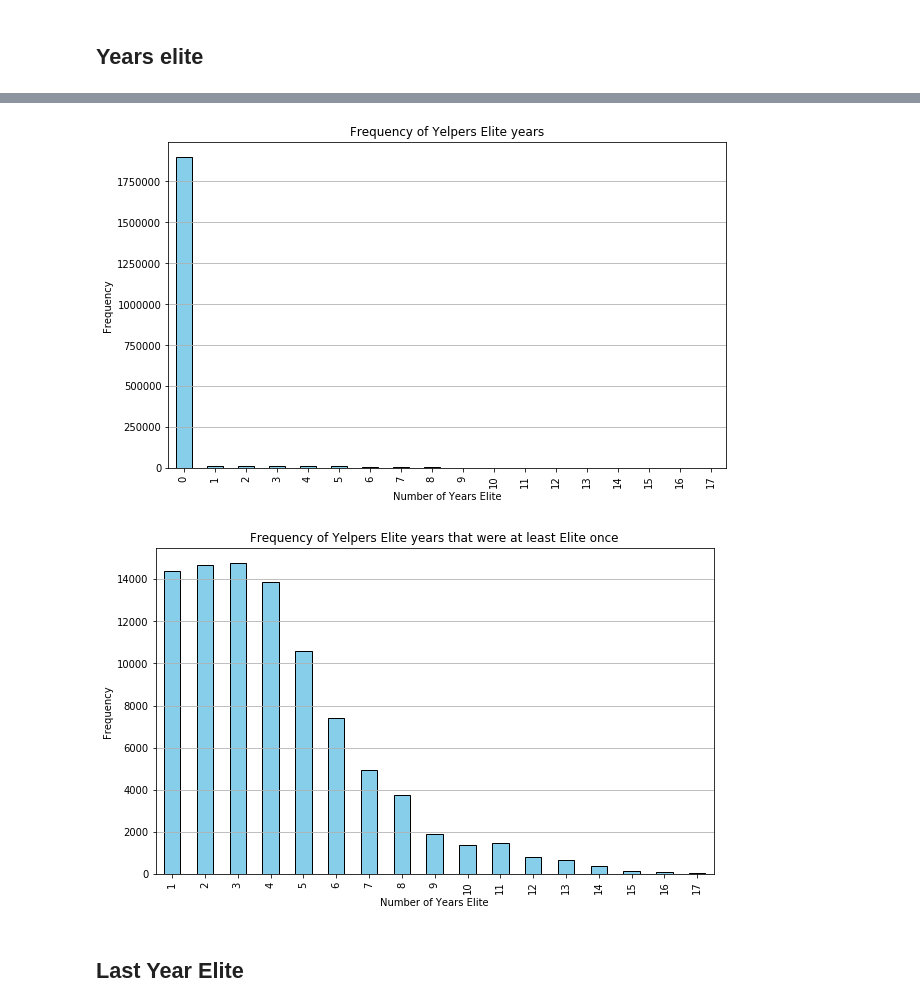
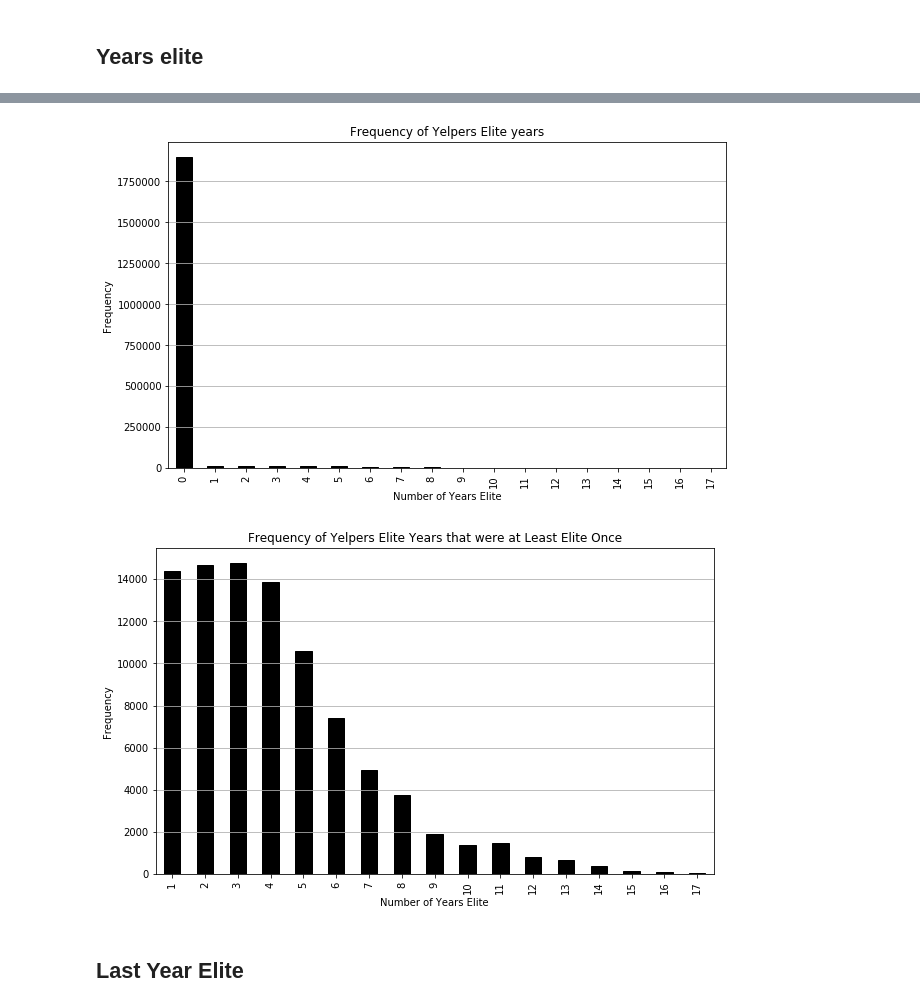
Before and after one commit to aquagz5/Social_Networking_Project, a Jupyter notebook: Feature-Engineering.ipynb, the cells around one changed output, grey strips where cells are left out. Saved outputs shown, nothing was run; the diff lists cells and outputs as text; code cells hidden in the pictures.

```diff
--- a/Feature-Engineering.ipynb
+++ b/Feature-Engineering.ipynb
@@ -51,32 +85,33 @@ user.limit(5).toPandas()
 # %%
-pandas_df = user.select("years_elite").toPandas()
-frequency_counts = pandas_df["years_elite"].value_counts().sort_index()
+# pandas_df = user.select("years_elite").toPandas()
+# frequency_counts = pandas_df["years_elite"].value_counts().sort_index()
 
-# Plot frequency of non-zero values
-plt.figure(figsize=(10, 6))
-frequency_counts.plot(kind='bar', color='skyblue', edgecolor='black')
-plt.title("Frequency of Yelpers Elite years")
-plt.xlabel("Number of Years Elite")
-plt.ylabel("Frequency")
-plt.grid(axis='y')
-plt.show()
+# # Plot frequency of non-zero values
+# plt.figure(figsize=(10, 6))
+# frequency_counts.plot(kind='bar', color='black', edgecolor='black')
+# plt.title("Frequency of Yelpers Elite years")
+# plt.xlabel("Number of Years Elite")
+# plt.ylabel("Frequency")
+# plt.grid(axis='y')
+# plt.show()
 # %% [output]
-[figure, old version]
+[figure, new version]
 # %%
-# Filter out rows where years_elite is not zero
-pandas_df_filtered = pandas_df[pandas_df["years_elite"] != 0]
-frequency_counts = pandas_df_filtered["years_elite"].value_counts().sort_index()
+# # Filter out rows where years_elite is not zero
+# pandas_df_filtered = pandas_df[pandas_df["years_elite"] != 0]
+# frequency_counts = pandas_df_filtered["years_elite"].value_counts().sort_index()
 
-# Plot frequency of non-zero values
-plt.figure(figsize=(10, 6))
-frequency_counts.plot(kind='bar', color='skyblue', edgecolor='black')
-plt.title("Frequency of Yelpers Elite years that were at least Elite once")
-plt.xlabel("Number of Years Elite")
-plt.ylabel("Frequency")
-plt.grid(axis='y')
-plt.show()
+# # Plot frequency of non-zero values
+# plt.figure(figsize=(10, 6))
+# frequency_counts.plot(kind='bar', color='black', edgecolor='black')
+# plt.title("Frequency of Yelpers Elite Years that were at Least Elite Once")
+# plt.xlabel("Number of Years Elite")
+# plt.ylabel("Frequency")
+# plt.grid(axis='y')
+# plt.savefig("Social_Networking_Project/Images/years_elite.png")
+# plt.show()
 # %% [output]
-[figure, old version]
+[figure, new version]
 # %% [markdown]
 ## Last Year Elite
 # %%
```
Also changed, not shown: parts of 40 cells of this notebook, 5 other files.
